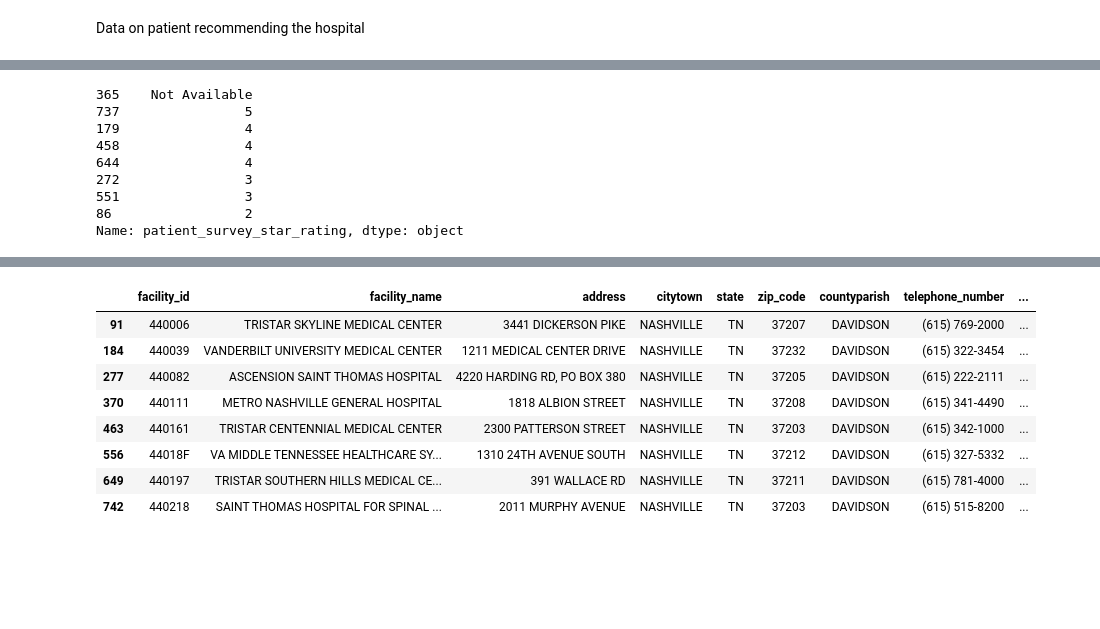
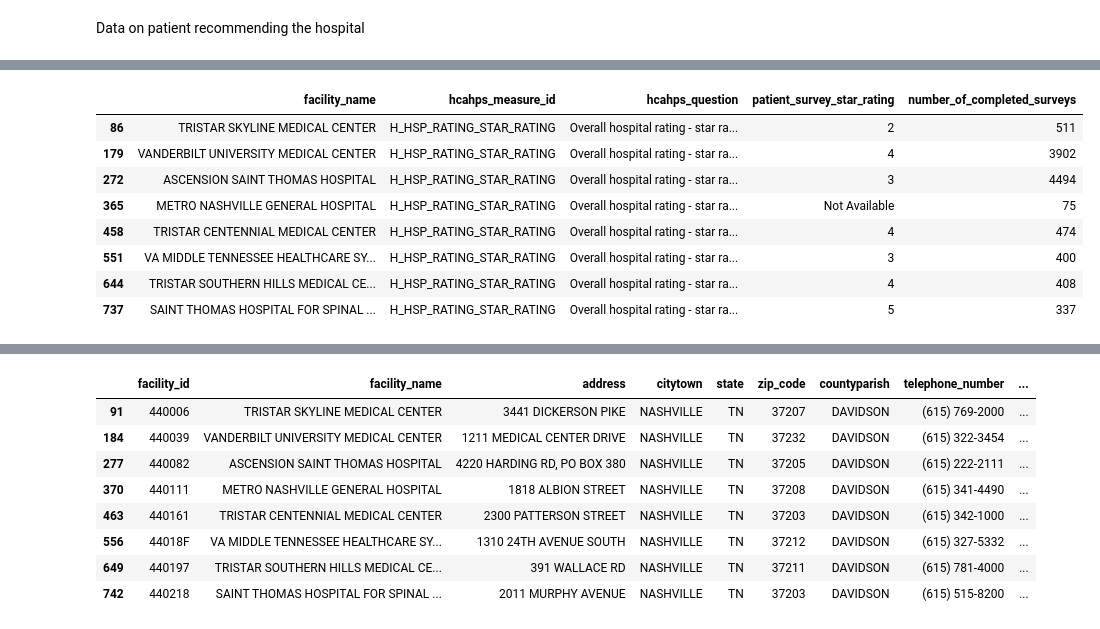
Before and after one commit to hlawson220/capstone_DA9_hlawson, a Jupyter notebook: notebook/capstone_data.ipynb, the cells around one changed output, grey strips where cells are left out. Saved outputs shown, nothing was run; the diff lists cells and outputs as text; code cells hidden in the pictures; blank space fills up the shorter version.

Commit message:
started dash

```diff
--- a/notebook/capstone_data.ipynb
+++ b/notebook/capstone_data.ipynb
@@ -405,12 +397,13 @@ memory usage: 1.4+ KB
-# %%
-hos_rating['patient_survey_star_rating'].sort_values(ascending=False)
-# %% [output]
-365    Not Available
-737                5
-179                4
-458                4
-644                4
-272                3
-551                3
-86                 2
-Name: patient_survey_star_rating, dtype: object
+# %%
+hos_rating_drop = hos_rating.drop(['facility_id', 'address', 'citytown', 'state', 'zip_code', 'countyparish', 'telephone_number', 'hcahps_answer_description', 'patient_survey_star_rating_footnote', 'hcahps_answer_percent', 'hcahps_answer_percent_footnote', 'hcahps_linear_mean_value', 'number_of_completed_surveys_footnote', 'survey_response_rate_percent', 'survey_response_rate_percent_footnote', 'start_date', 'end_date' ], axis=1)
+hos_rating_drop
+# %% [output]
+|  | facility_name | hcahps_measure_id | hcahps_question | patient_survey_star_rating | number_of_completed_surveys |
+| 86 | TRISTAR SKYLINE MEDICAL CENTER | H_HSP_RATING_STAR_RATING | Overall hospital rating - star ra... | 2 | 511 |
+| 179 | VANDERBILT UNIVERSITY MEDICAL CENTER | H_HSP_RATING_STAR_RATING | Overall hospital rating - star ra... | 4 | 3902 |
+| 272 | ASCENSION SAINT THOMAS HOSPITAL | H_HSP_RATING_STAR_RATING | Overall hospital rating - star ra... | 3 | 4494 |
+| 365 | METRO NASHVILLE GENERAL HOSPITAL | H_HSP_RATING_STAR_RATING | Overall hospital rating - star ra... | Not Available | 75 |
+| 458 | TRISTAR CENTENNIAL MEDICAL CENTER | H_HSP_RATING_STAR_RATING | Overall hospital rating - star ra... | 4 | 474 |
+| 551 | VA MIDDLE TENNESSEE HEALTHCARE SY... | H_HSP_RATING_STAR_RATING | Overall hospital rating - star ra... | 3 | 400 |
+| 644 | TRISTAR SOUTHERN HILLS MEDICAL CE... | H_HSP_RATING_STAR_RATING | Overall hospital rating - star ra... | 4 | 408 |
+| 737 | SAINT THOMAS HOSPITAL FOR SPINAL ... | H_HSP_RATING_STAR_RATING | Overall hospital rating - star ra... | 5 | 337 |
```
Also changed, not shown: parts of 35 cells of this notebook, 11 other files.
